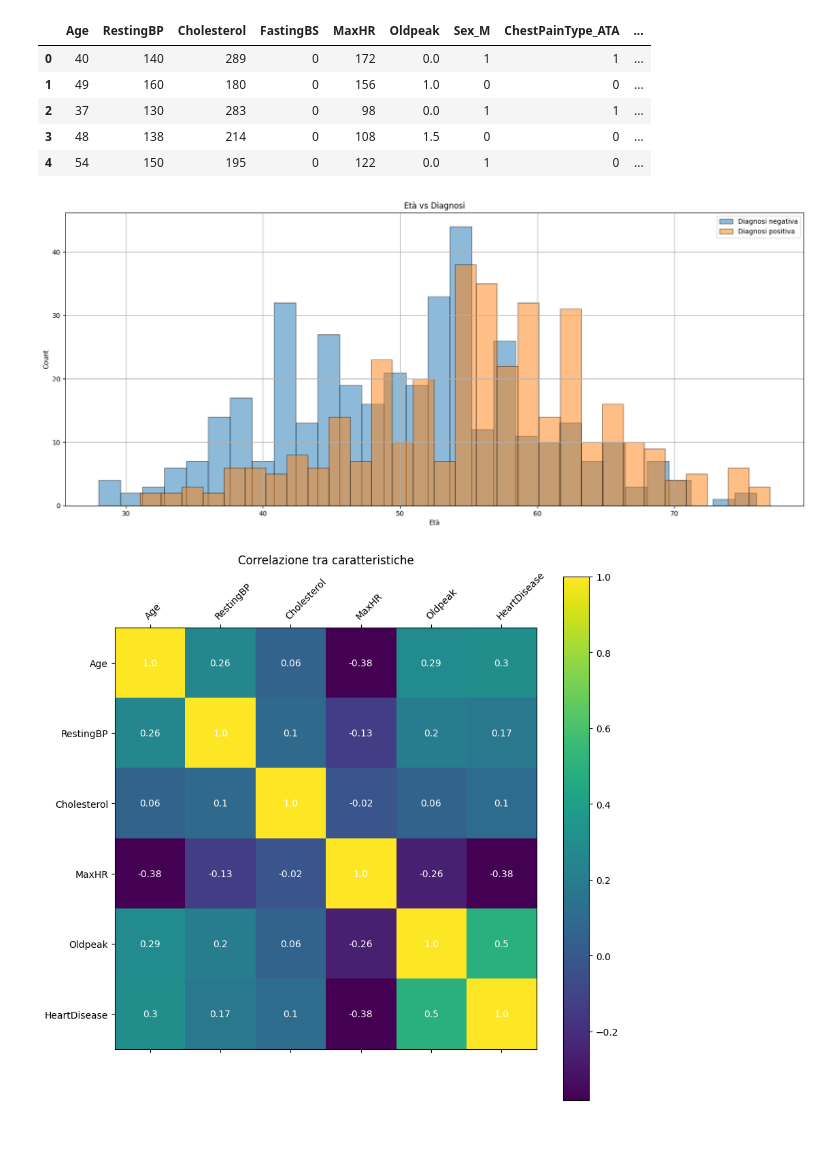
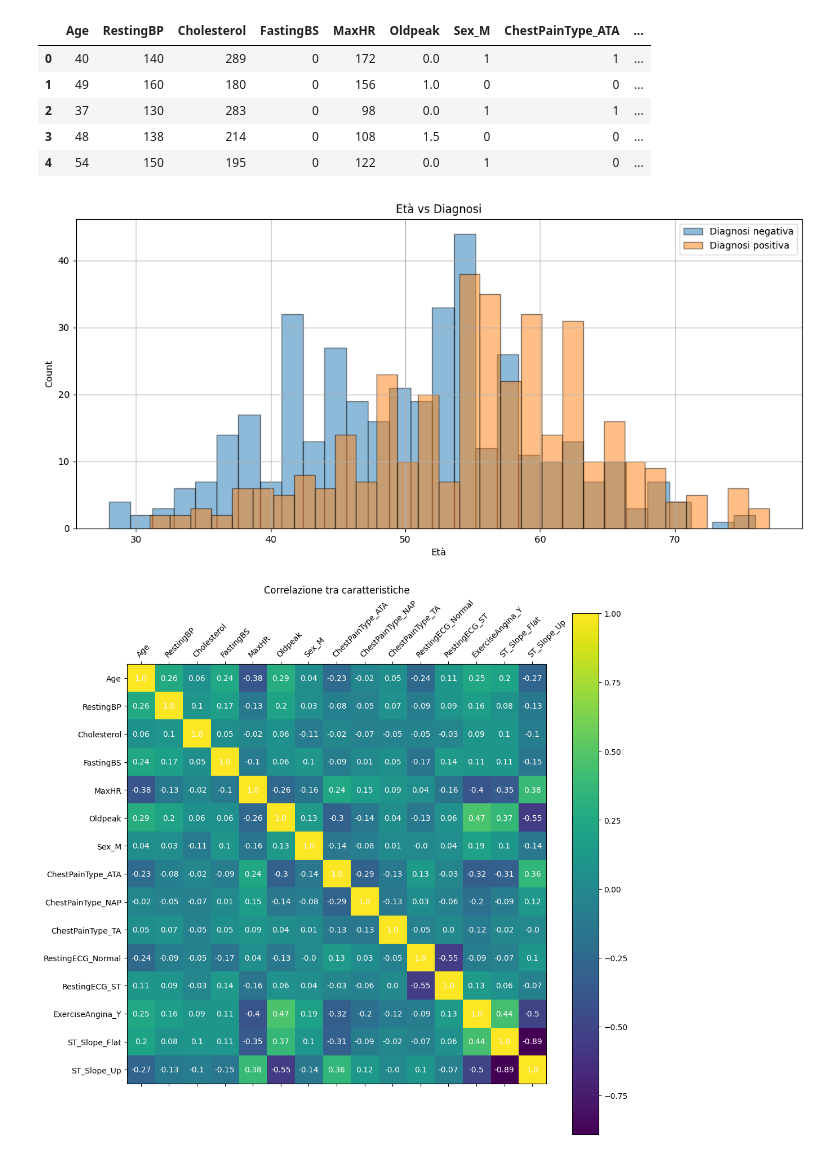
Before and after one commit to gnlca/heart-failure-detection, a Jupyter notebook: heart.ipynb, the cells around one changed output. Saved outputs shown, nothing was run; the diff lists cells and outputs as text; code cells hidden in the pictures.

```diff
--- a/heart.ipynb
+++ b/heart.ipynb
@@ -158,28 +170,28 @@ df.head()
 | 4 | 54 | 150 | 195 | 0 | 122 | 0.0 | 1 | 0 | ... |
 # %%
 # Mostriamo relazione tra età e diagnosi
-fig, ax = plt.subplots(figsize=(20, 8))
+fig, ax = plt.subplots(figsize=(14, 6))
 
 
 df[df["HeartDisease"] == 0]["Age"].hist(
     ax=ax, bins=30, edgecolor="black", alpha=0.5, label="Diagnosi negativa"
 )
 df[df["HeartDisease"] == 1]["Age"].hist(
     ax=ax, bins=30, edgecolor="black", alpha=0.5, label="Diagnosi positiva"
 )
 
 
 ax.set_title("Età vs Diagnosi")
 ax.set_xlabel("Età")
 ax.set_ylabel("Count")
 
 
 ax.legend()
 
 
 plt.show()
 # %% [output]
-[figure, old version]
+[figure, new version]
 # %%
 # funzioni calcolo dev standard e correlazione (per puro scopo educativo)
 
@@ -206,7 +218,10 @@ def calc_corr(v1, v2):
 # %%
 # Matrice di correlazione
 
-cols = ["Age", "RestingBP", "Cholesterol", "MaxHR", "Oldpeak", "HeartDisease"]
+
+cols = df.keys()[:-1]  # remove the target column
+
+# cols = ["Age", "Sex", "RestingBP", "Cholesterol", "MaxHR", "Oldpeak"]
 
 corr_mat = []
 for row_key in cols:
@@ -219,7 +234,7 @@ for row_key in cols:
     corr_mat.append(row)
 
 
-fig, ax = plt.subplots(figsize=(10, 10))
+fig, ax = plt.subplots(figsize=(12, 12))
 cax = ax.matshow(corr_mat)
 fig.colorbar(cax, ax=ax)
 
@@ -240,5 +255,5 @@ ax.set_title("Correlazione tra caratteristiche")
 
 plt.show()
 # %% [output]
-[figure, old version]
+[figure, new version]
 # %%
```
Also changed, not shown: parts of 6 cells of this notebook, 4 other files.
